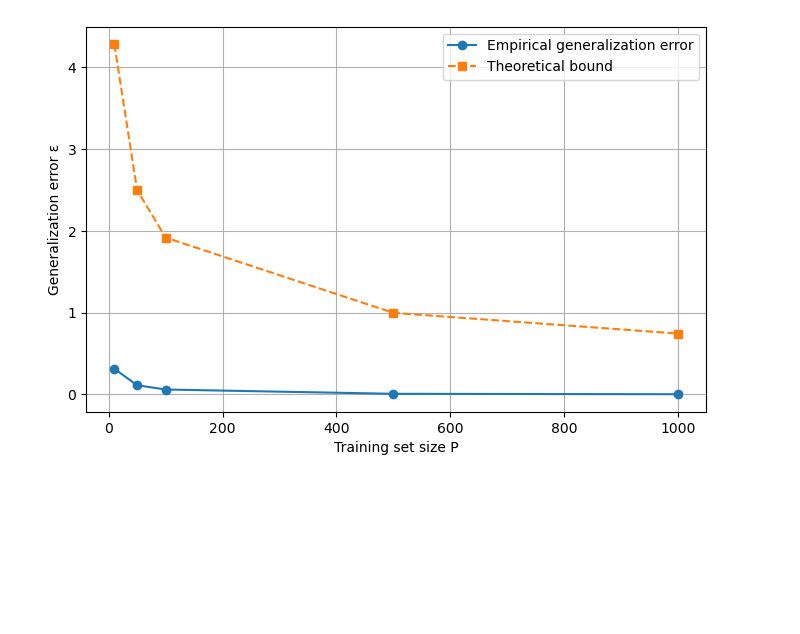
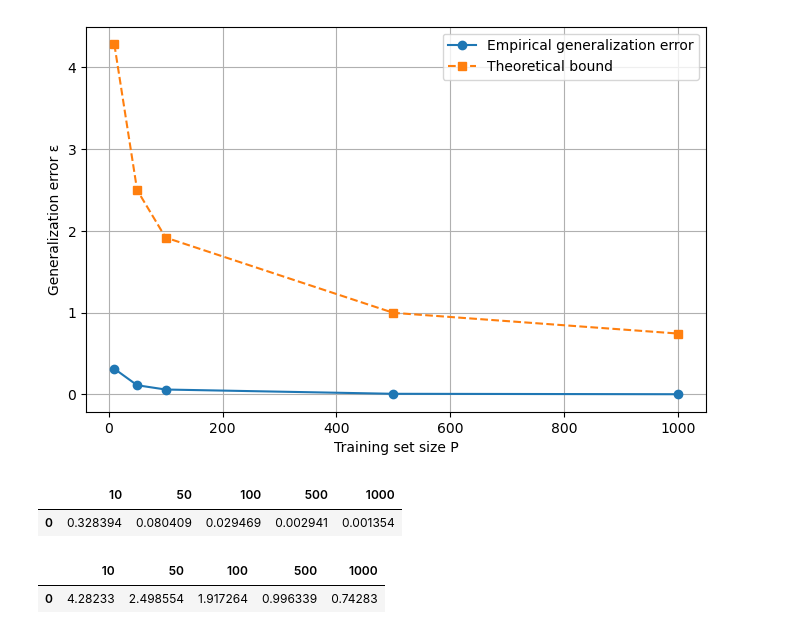
Before and after one commit to josjo99/cds_ml, a Jupyter notebook: cds_ml_solutions/Assignment3.ipynb, the cells around one changed output. Saved outputs shown, nothing was run; the diff lists cells and outputs as text; code cells hidden in the pictures; blank space fills up the shorter version.

```diff
--- a/cds_ml_solutions/Assignment3.ipynb
+++ b/cds_ml_solutions/Assignment3.ipynb
@@ -417,5 +446,15 @@ plt.show()
 # %% [output]
 [figure]
 # %%
-empirical_data = np.array([P_list, empirical])
-theoretical_data = np.array([P_list, theory])
+empirical_data = pd.DataFrame([empirical], columns=P_list)
+theoretical_data = pd.DataFrame([theory], columns=P_list)
+# %%
+empirical_data
+# %% [output]
+|  | 10 | 50 | 100 | 500 | 1000 |
+| 0 | 0.328394 | 0.080409 | 0.029469 | 0.002941 | 0.001354 |
+# %%
+theoretical_data
+# %% [output]
+|  | 10 | 50 | 100 | 500 | 1000 |
+| 0 | 4.28233 | 2.498554 | 1.917264 | 0.996339 | 0.74283 |
```
Also changed, not shown: parts of 14 cells of this notebook.
